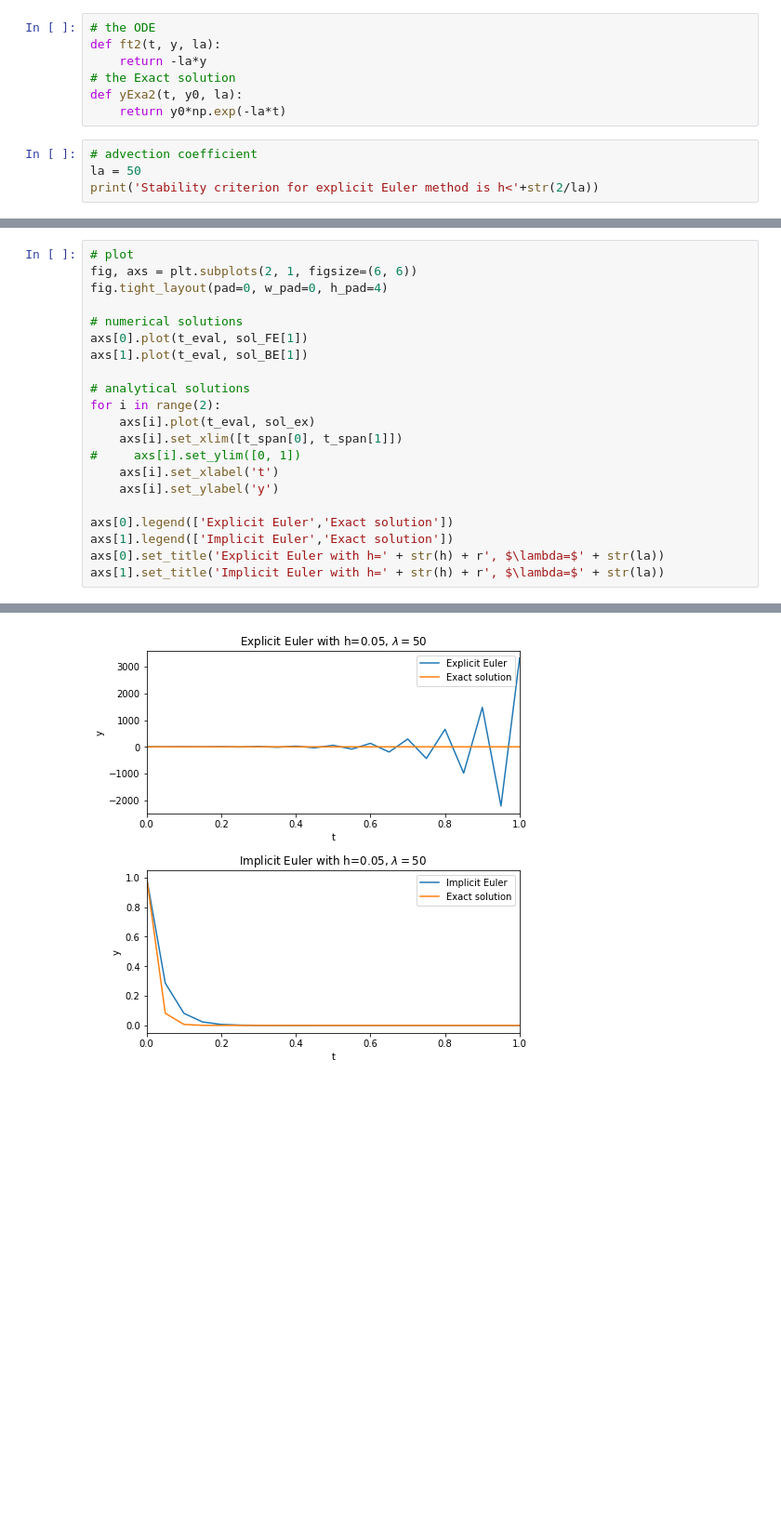
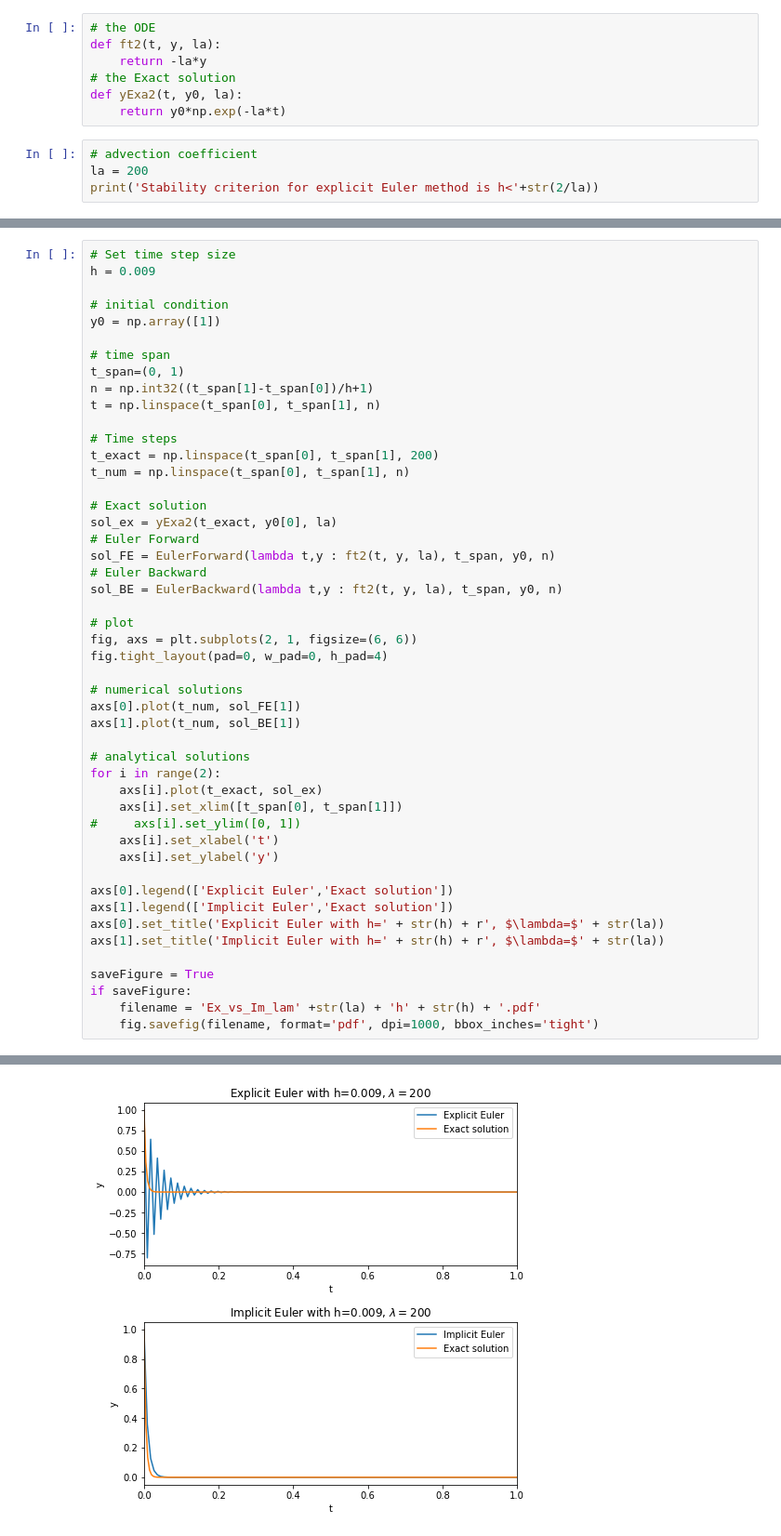
Before and after one commit to enigne/ScientificComputingBridging, a Jupyter notebook: Lab/L5/Lab5.ipynb, the cells around one changed output, grey strips where cells are left out. Shown at 93% size. Drawn from its saved outputs; the diff is of its cells as text; blank space fills up the shorter version.

Commit message:
try different combinations of lambda and h

```diff
--- a/Lab/L5/Lab5.ipynb
+++ b/Lab/L5/Lab5.ipynb
@@ -54,6 +54,6 @@ def yExa2(t, y0, la):
     return y0*np.exp(-la*t)
 # %%
 # advection coefficient
-la = 50
+la = 200
 print('Stability criterion for explicit Euler method is h<'+str(2/la))
 # %% [output]
@@ -82,15 +61,37 @@ sol_BE = EulerBackward(lambda t,y : ft2(t, y, la), t_span, y0, n)
 # %%
+# Set time step size
+h = 0.009
+
+# initial condition
+y0 = np.array([1])
+
+# time span
+t_span=(0, 1)
+n = np.int32((t_span[1]-t_span[0])/h+1)
+t = np.linspace(t_span[0], t_span[1], n)
+
+# Time steps
+t_exact = np.linspace(t_span[0], t_span[1], 200)
+t_num = np.linspace(t_span[0], t_span[1], n)
+
+# Exact solution
+sol_ex = yExa2(t_exact, y0[0], la)
+# Euler Forward
+sol_FE = EulerForward(lambda t,y : ft2(t, y, la), t_span, y0, n)
+# Euler Backward
+sol_BE = EulerBackward(lambda t,y : ft2(t, y, la), t_span, y0, n)
+
 # plot
 fig, axs = plt.subplots(2, 1, figsize=(6, 6))
 fig.tight_layout(pad=0, w_pad=0, h_pad=4)
 
 # numerical solutions
-axs[0].plot(t_eval, sol_FE[1])
-axs[1].plot(t_eval, sol_BE[1])
+axs[0].plot(t_num, sol_FE[1])
+axs[1].plot(t_num, sol_BE[1])
 
 # analytical solutions
 for i in range(2):
-    axs[i].plot(t_eval, sol_ex)
+    axs[i].plot(t_exact, sol_ex)
     axs[i].set_xlim([t_span[0], t_span[1]])
 #     axs[i].set_ylim([0, 1])
     axs[i].set_xlabel('t')
@@ -100,4 +101,9 @@ axs[0].legend(['Explicit Euler','Exact solution'])
 axs[1].legend(['Implicit Euler','Exact solution'])
 axs[0].set_title('Explicit Euler with h=' + str(h) + r', $\lambda=$' + str(la))
 axs[1].set_title('Implicit Euler with h=' + str(h) + r', $\lambda=$' + str(la))
+
+saveFigure = True
+if saveFigure:
+    filename = 'Ex_vs_Im_lam' +str(la) + 'h' + str(h) + '.pdf'
+    fig.savefig(filename, format='pdf', dpi=1000, bbox_inches='tight')
 # %% [output]
@@ -105 +110 @@ Text(0.5,1,'Implicit Euler with h=0.05, $\\lambda=$50')
-[figure, old version]
+[figure, new version]
```
Also changed, not shown: parts of 5 cells of this notebook.
